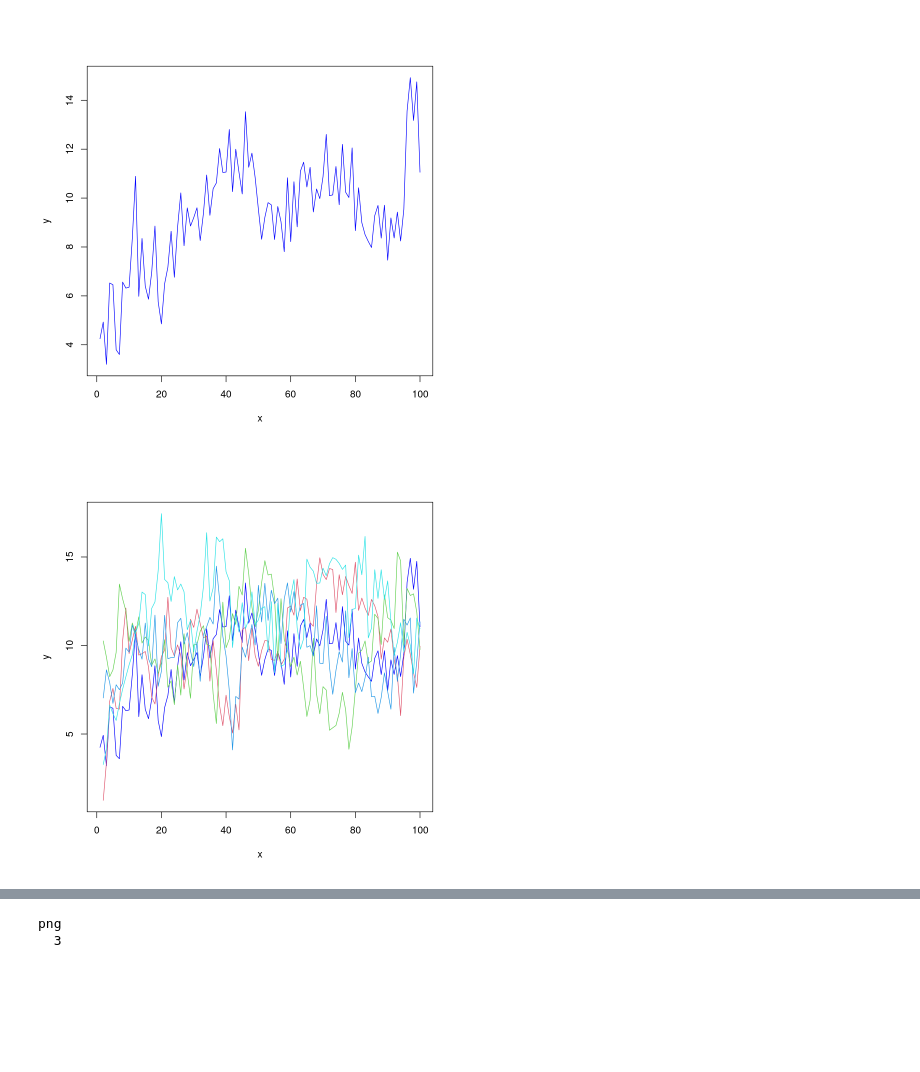
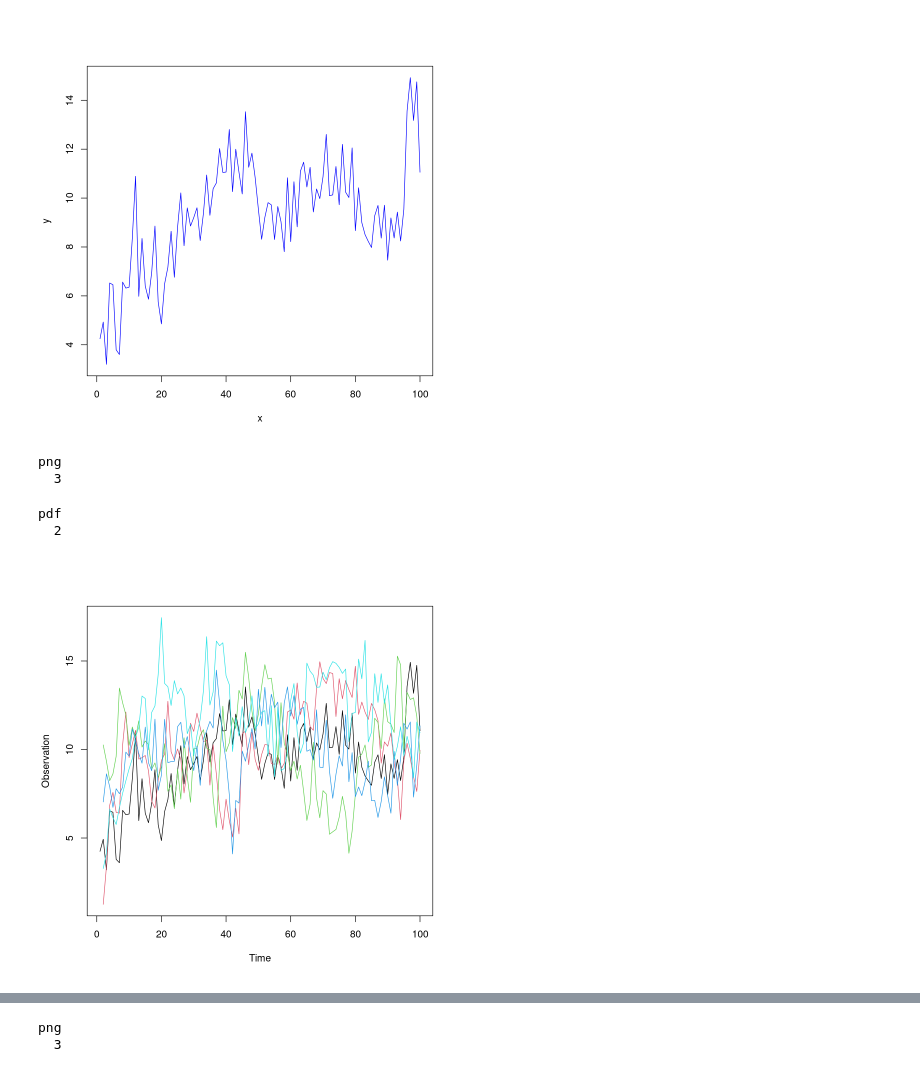
Before and after one commit to mathilderask/TimeSeriesAnalysis, a Jupyter notebook: Assignment4/opg1_oia.ipynb, the cells around one changed output, grey strips where cells are left out. Drawn from its saved outputs; the diff is of its cells as text; code cells hidden in the pictures; blank space fills up the shorter version.

```diff
--- a/Assignment4/opg1_oia.ipynb
+++ b/Assignment4/opg1_oia.ipynb
@@ -30,36 +30,45 @@ for (i in 2:n){
     y[i] <- c*x[i] + rnorm(1,0,sigma1)
 }
 
+time <- 1:n
+
 # Plot the data
 par(bg="white")
-plot(1:n, y,type = "l", pch=19, col="blue", xlab="x", ylab="y")
+plot(time, y,type = "l", pch=19, col="blue", xlab="x", ylab="y")
 # %% [output]
 [figure]
 # %%
 # 5 realizations
 x_5 <- matrix(NA, nrow=n, ncol=5)
 y_5 <- matrix(NA, nrow=n, ncol=5)
 # set seed
 set.seed(25)
 
 # Run simulation
 
 for (j in 1:5){
 x_5[1,j] <- a*x0 + b + rnorm(1,0,sigma1)
     for (i in 2:n){
         x_5[i,j] <- a*x_5[i-1,j] + b + rnorm(1,0,sigma1)
         y_5[i,j] <- c*x_5[i,j] + rnorm(1,0,sigma1)
     }
 }
 
 # Plot the data
 par(bg="white")
-plot(1:n, y,type = "l", pch=19, col="blue", xlab="x", ylab="y", ylim = range(y_5,na.rm = TRUE))
+plot(time, y,type = "l", pch=19, col="black", xlab="Time", ylab="Observation", ylim = range(y_5,na.rm = TRUE))
 for (j in 2:5){
     lines(1:n, y_5[,j], col= j)
 }
+# save the plot
+dev.copy(png, filename = "1_1.png", width = 600, height = 450)
+dev.off()
 # %% [output]
+png
+  3
+pdf
+  2
-[figure, old version]
+[figure, new version]
 # %% [markdown]
 ![image.png](attachment:image.png)
 # %%
```
Also changed, not shown: parts of 3 cells of this notebook, 4 other files.
